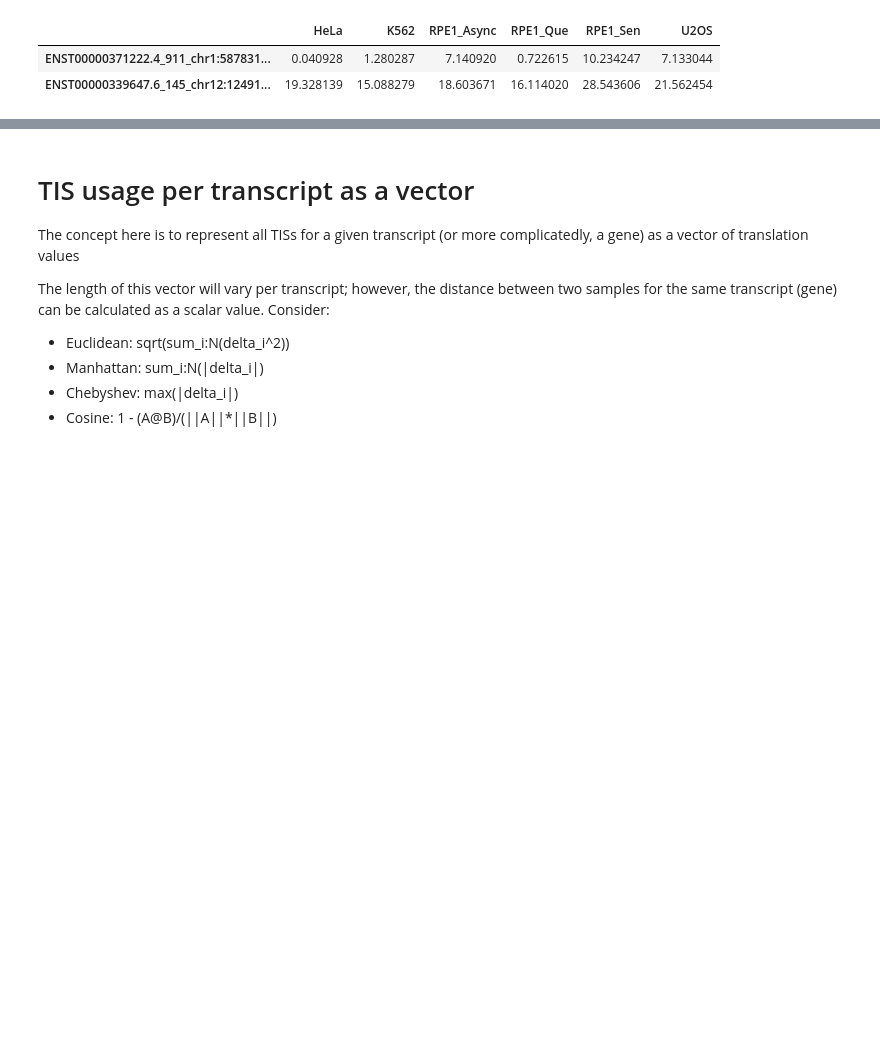
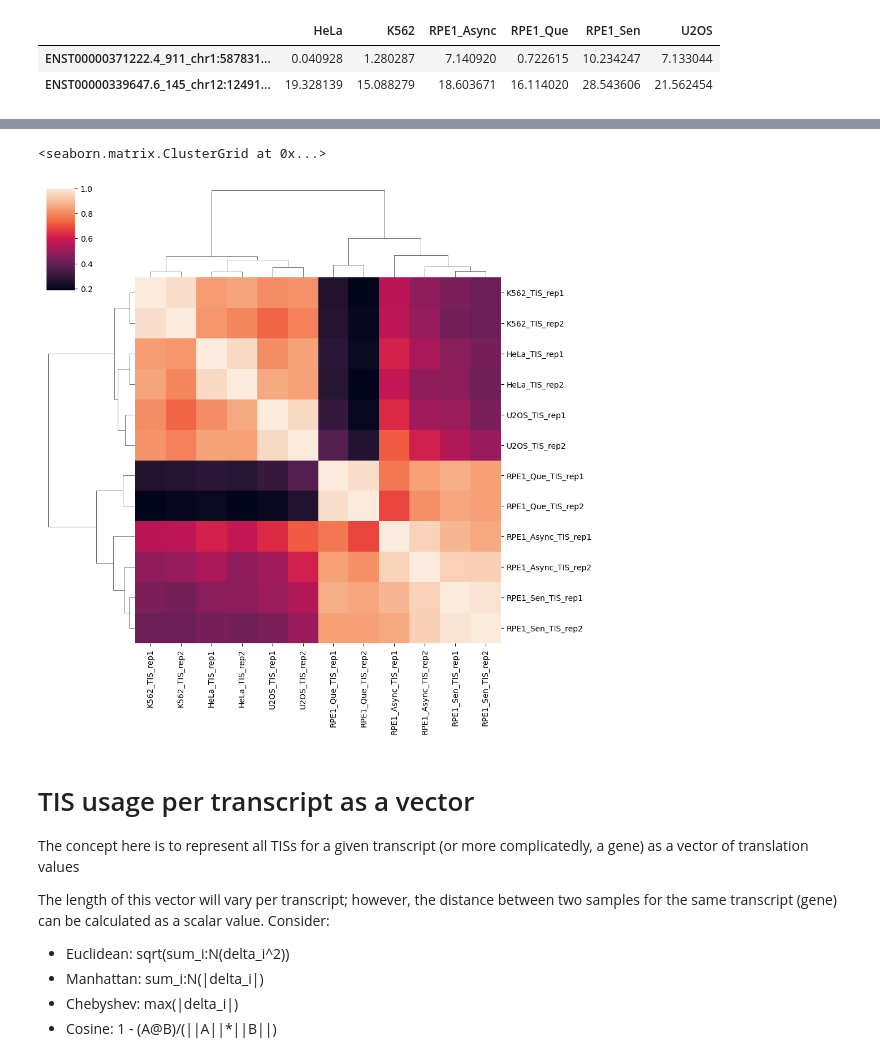
Before and after one commit to cheeseman-lab/coTISja, a Jupyter notebook: src/notebooks/sample_comparison.ipynb, the cells around one changed output, grey strips where cells are left out. Drawn from its saved outputs; the diff is of its cells as text; code cells hidden in the pictures; blank space fills up the shorter version.

```diff
--- a/src/notebooks/sample_comparison.ipynb
+++ b/src/notebooks/sample_comparison.ipynb
@@ -1739,3 +1772,13 @@ rna_counts.loc[['ENST00000371222.4_911_chr1:58783136:-',
+# %%
+sns.clustermap(
+    corr_matrix.loc[
+        rnaseq_manifest[rnaseq_manifest['condition'] == 'TIS']['sample_string'].tolist(),
+        rnaseq_manifest[rnaseq_manifest['condition'] == 'TIS']['sample_string'].tolist()
+    ]
+)
+# %% [output]
+<seaborn.matrix.ClusterGrid at 0x...>
+[figure, added]
 # %% [markdown]
 # TIS usage per transcript as a vector
 
```
Also changed, not shown: parts of 34 cells of this notebook.
